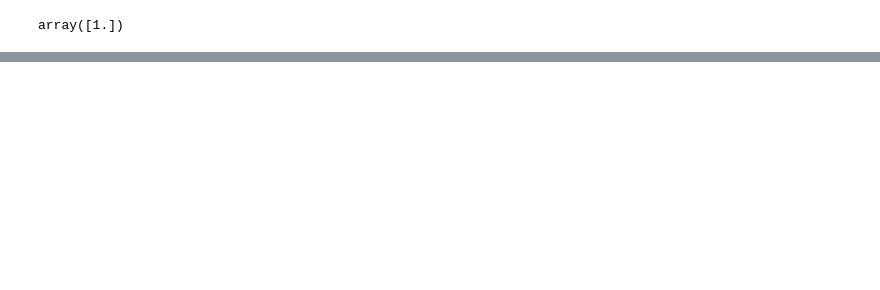
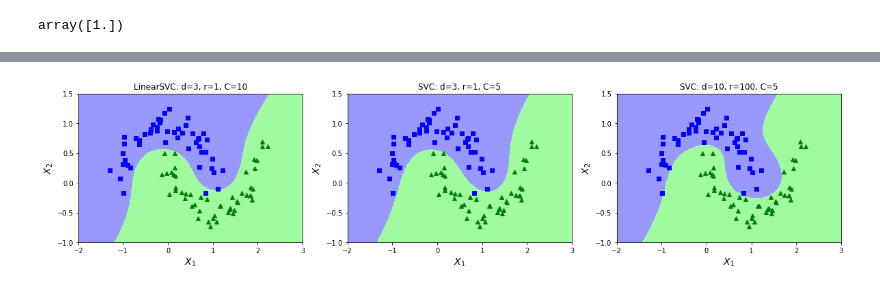
Before and after one commit to cjawesomest/applied_machine_learning, a Jupyter notebook: Chapter 5 Support Vector Machines/svms.ipynb, the cells around one changed output, grey strips where cells are left out. Drawn from its saved outputs; the diff is of its cells as text; code cells hidden in the pictures; blank space fills up the shorter version.

Commit message:
Pretty plots (Chapter 4); Adds SVMs (Chapter 5)

```diff
--- a/Chapter 5 Support Vector Machines/svms.ipynb
+++ b/Chapter 5 Support Vector Machines/svms.ipynb
@@ -45,0 +27,72 @@ plt.scatter([x[0] for x in X], [x[1] for x in X])
+# %%
+# Nonlinear SVM
+from sklearn.datasets import make_moons
+from sklearn.pipeline import Pipeline
+from sklearn.preprocessing import PolynomialFeatures
+import matplotlib.pyplot as plt
+
+X, y = make_moons(n_samples=100, noise=0.15)
+polynomial_svm_clf = Pipeline([
+        ("poly_features", PolynomialFeatures(degree=3)),
+        ("scaler", StandardScaler()),
+        ("svm_clf", LinearSVC(C=10, loss="hinge"))
+    ])
+
+polynomial_svm_clf.fit(X, y)
+
+from sklearn.svm import SVC
+
+poly_kernel_svm_clf = Pipeline([
+        ("scaler", StandardScaler()),
+        ("svm_clf", SVC(kernel="poly", degree=3, coef0=1, C=5))
+    ])
+
+poly_kernel_svm_clf.fit(X, y)
+
+poly_kernel_svm_clf_high_deg = Pipeline([
+        ("scaler", StandardScaler()),
+        ("svm_clf", SVC(kernel="poly", degree=10, coef0=100, C=5))
+    ])
+
+poly_kernel_svm_clf_high_deg.fit(X, y)
+
+from matplotlib.colors import ListedColormap
+plt.figure(figsize=(20, 4))
+plt.subplot(131)
+plt.plot(X[y==0, 0], X[y==0, 1], "bs")
+plt.plot(X[y==1, 0], X[y==1, 1], "g^")
+x0, x1 = np.meshgrid(
+    np.linspace(-2, 3, 500).reshape(-1, 1),
+    np.linspace(-1, 1.5, 200).reshape(-1, 1), )
+X_new = np.c_[x0.ravel(), x1.ravel()]
+y_predict = polynomial_svm_clf.predict(X_new)
+zz = y_predict.reshape(x0.shape)
+custom_cmap = ListedColormap(
+    ['#9898ff','#a0faa0'])
+plt.contourf(x0, x1, zz, cmap=custom_cmap)
+plt.title("LinearSVC: d=3, r=1, C=10")
+plt.xlabel(r'$X_1$', fontsize=14)
+plt.ylabel(r'$X_2$', fontsize=14)
+
+plt.subplot(132)
+plt.plot(X[y==0, 0], X[y==0, 1], "bs")
+plt.plot(X[y==1, 0], X[y==1, 1], "g^")
+y_predict = poly_kernel_svm_clf.predict(X_new)
+zz = y_predict.reshape(x0.shape)
+plt.contourf(x0, x1, zz, cmap=custom_cmap)
+plt.title("SVC: d=3, r=1, C=5")
+plt.xlabel(r'$X_1$', fontsize=14)
+plt.ylabel(r'$X_2$', fontsize=14)
+
+plt.subplot(133)
+plt.plot(X[y==0, 0], X[y==0, 1], "bs")
+plt.plot(X[y==1, 0], X[y==1, 1], "g^")
+y_predict = poly_kernel_svm_clf_high_deg.predict(X_new)
+zz = y_predict.reshape(x0.shape)
+plt.contourf(x0, x1, zz, cmap=custom_cmap)
+plt.title("SVC: d=10, r=100, C=5")
+plt.xlabel(r'$X_1$', fontsize=14)
+plt.ylabel(r'$X_2$', fontsize=14)
+plt.show()
+# %% [output]
+[figure, added]
```
Also changed, not shown: parts of 4 cells of this notebook, 1 other file.
